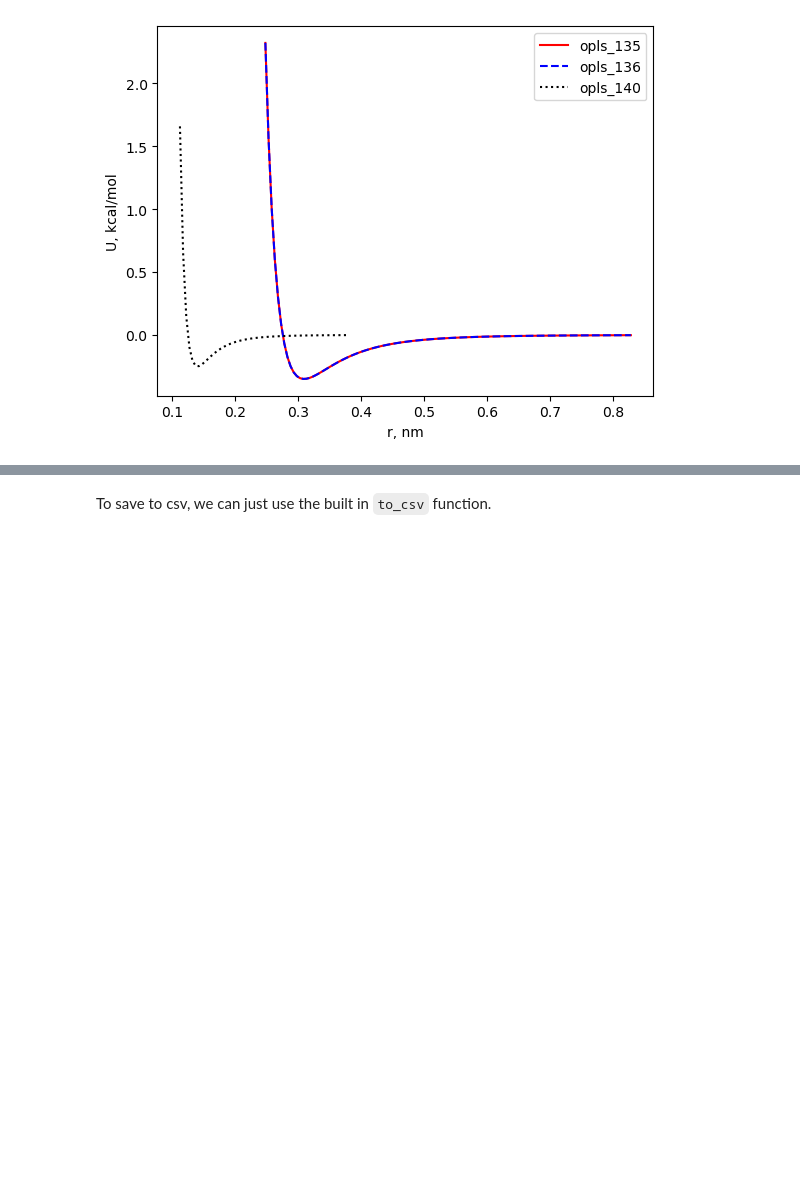
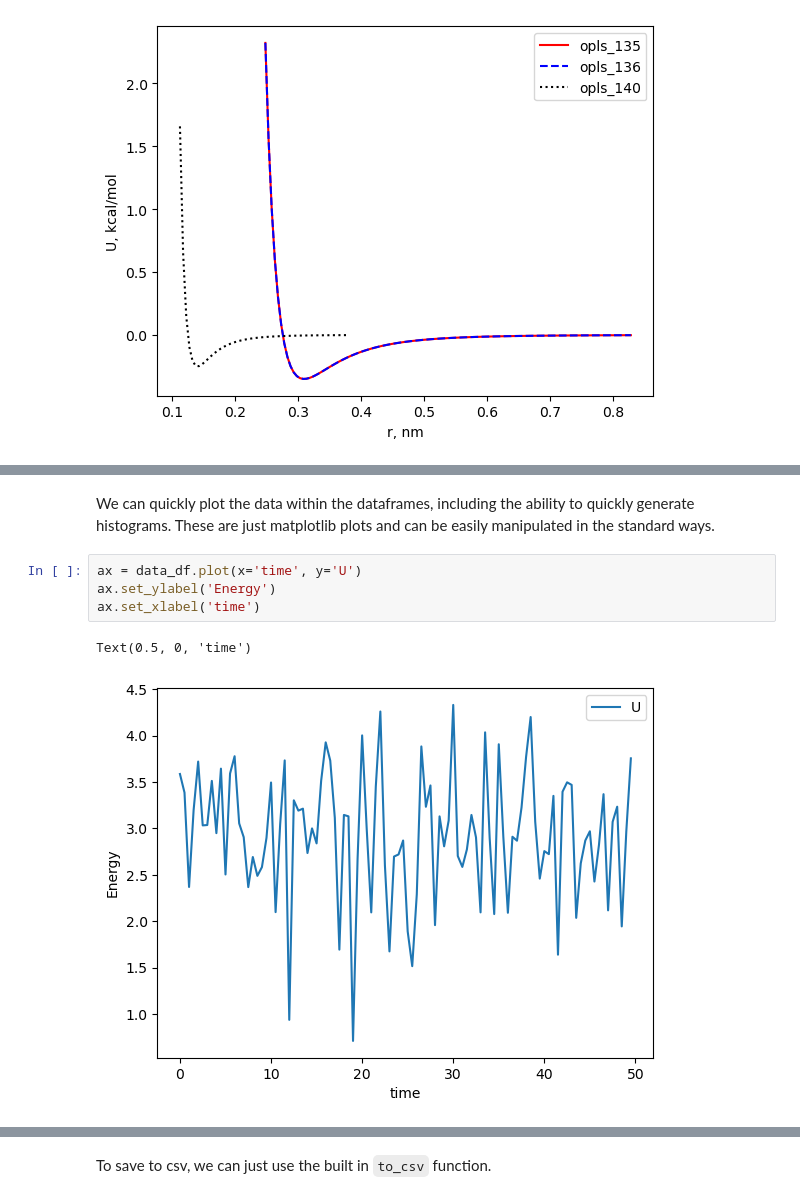
Before and after one commit to chrisiacovella/pandas_fun, a Jupyter notebook: 1- Basic usage.ipynb, the cells around one changed output, grey strips where cells are left out. Cells and saved outputs as stored; diff of their text form; blank space fills up the shorter version.

```diff
--- a/1- Basic usage.ipynb
+++ b/1- Basic usage.ipynb
@@ -142,0 +217,9 @@ for i in range(0,len(lj_df)):
+# %% [markdown]
+We can quickly plot the data within the dataframes, including the ability to quickly generate histograms. These are just matplotlib plots and can be easily manipulated in the standard ways.
+# %%
+ax = data_df.plot(x='time', y='U')
+ax.set_ylabel('Energy')
+ax.set_xlabel('time')
+# %% [output]
+Text(0.5, 0, 'time')
+[figure, added]
```
Also changed, not shown: parts of 20 cells of this notebook, 1 other file.
